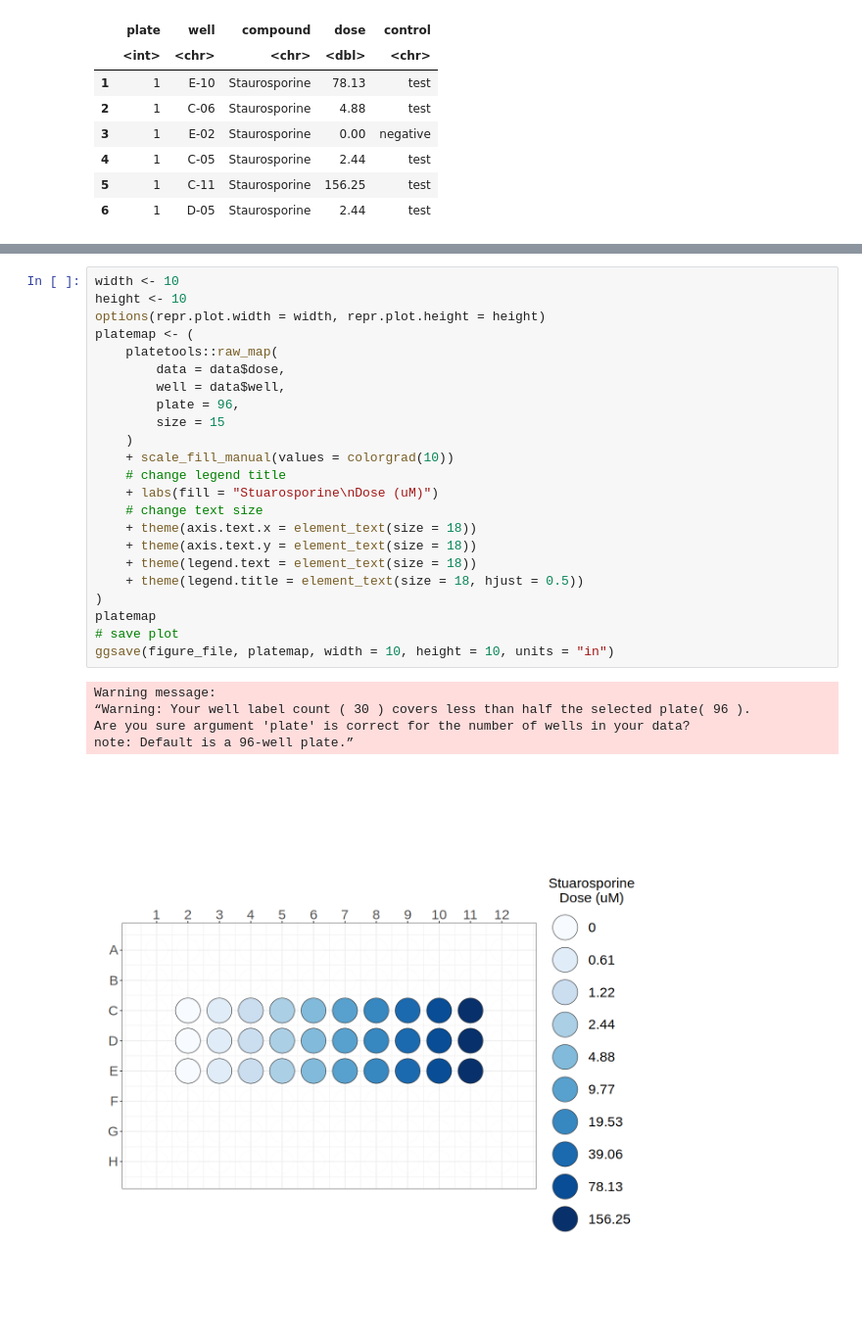
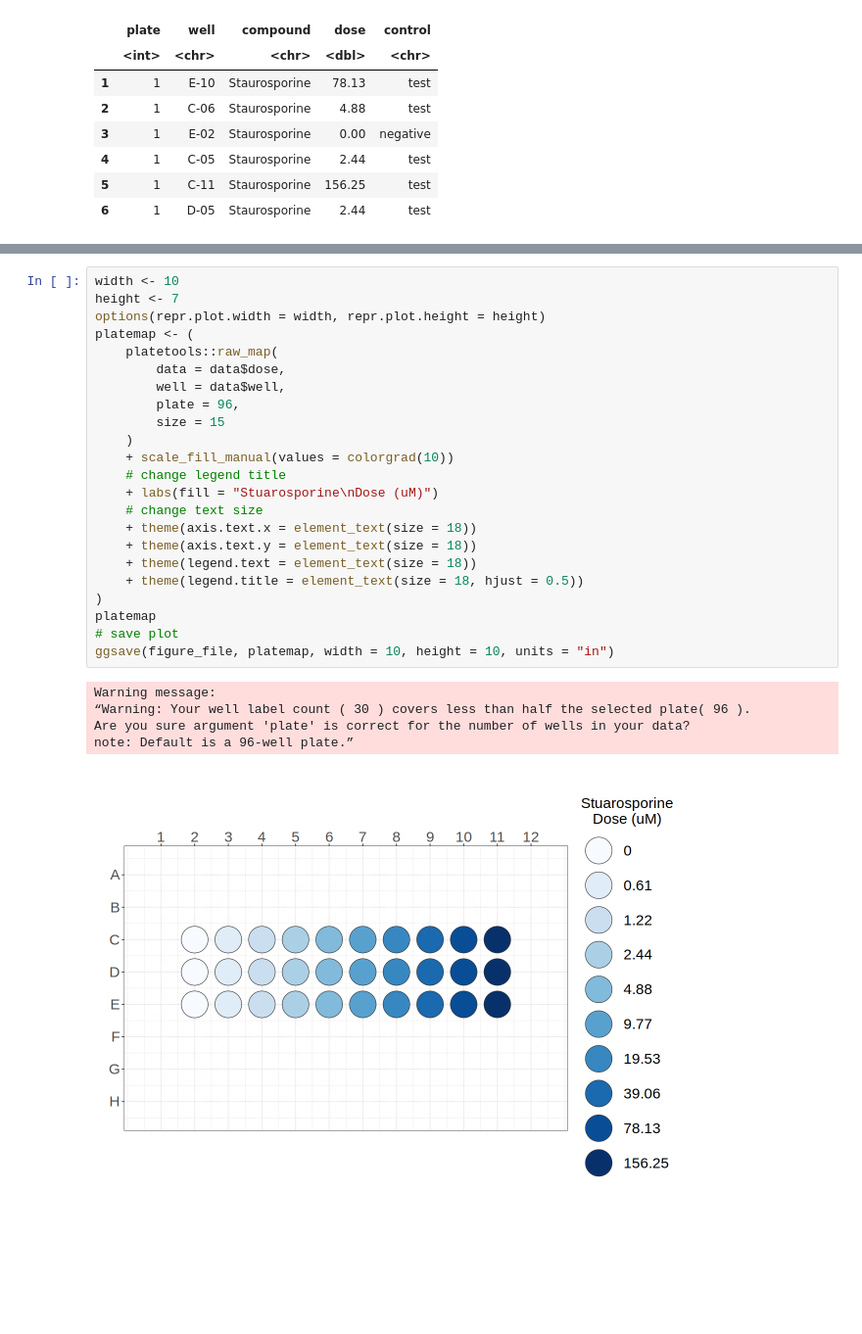
Before and after one commit to WayScience/live_cell_timelapse_apoptosis, a Jupyter notebook: 8.platemap/notebooks/make_platemap.ipynb, the cells around one changed output, grey strips where cells are left out. Shown at 98% size. Cells and saved outputs as stored; diff of their text form; blank space fills up the shorter version.

```diff
--- a/8.platemap/notebooks/make_platemap.ipynb
+++ b/8.platemap/notebooks/make_platemap.ipynb
@@ -58,30 +59,30 @@ Returning the palette you asked for with that many colors
 ”
 # %%
 width <- 10
-height <- 10
+height <- 7
 options(repr.plot.width = width, repr.plot.height = height)
 platemap <- (
     platetools::raw_map(
         data = data$dose,
         well = data$well,
         plate = 96,
         size = 15
     )
     + scale_fill_manual(values = colorgrad(10))
     # change legend title
     + labs(fill = "Stuarosporine\nDose (uM)")
     # change text size
     + theme(axis.text.x = element_text(size = 18))
     + theme(axis.text.y = element_text(size = 18))
     + theme(legend.text = element_text(size = 18))
     + theme(legend.title = element_text(size = 18, hjust = 0.5))
 )
 platemap
 # save plot
 ggsave(figure_file, platemap, width = 10, height = 10, units = "in")
 # %% [output]
 Warning message:
 “Warning: Your well label count ( 30 ) covers less than half the selected plate( 96 ).
 Are you sure argument 'plate' is correct for the number of wells in your data?
 note: Default is a 96-well plate.”
-[figure, old version]
+[figure, new version]
```
Also changed, not shown: parts of 3 cells of this notebook, 1 other file.
